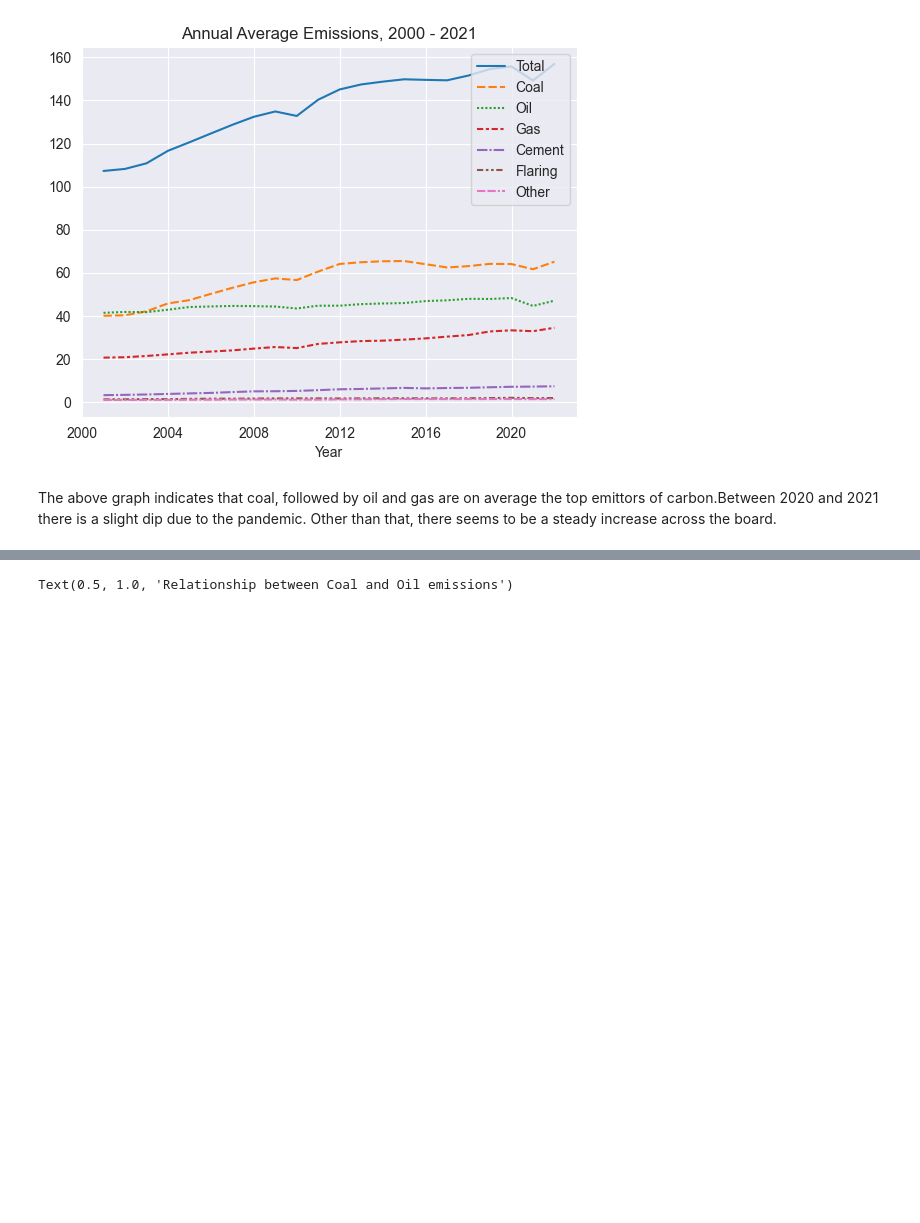
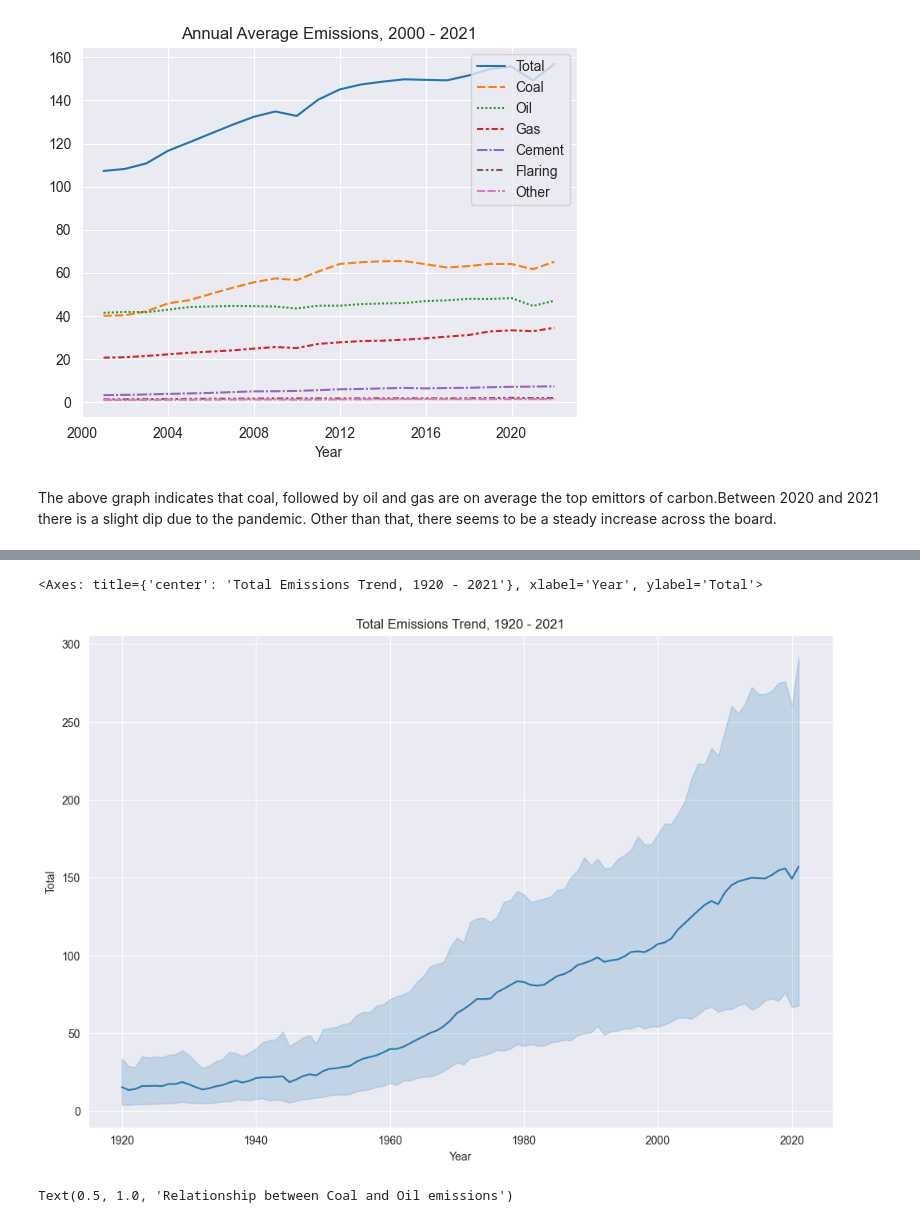
Before and after one commit to KS-coder77/carbon_emissions_eda, a Jupyter notebook: carbon_emissions_EDA.ipynb, the cells around one changed output, grey strips where cells are left out. Drawn from its saved outputs; the diff is of its cells as text; code cells hidden in the pictures; blank space fills up the shorter version.

```diff
--- a/carbon_emissions_EDA.ipynb
+++ b/carbon_emissions_EDA.ipynb
@@ -383,3 +490,10 @@ The above graph indicates that coal, followed by oil and gas are on average the
+# %%
+plt.figure(figsize=(12,8))
+plt.title(label='Total Emissions Trend, 1920 - 2021')
+sns.lineplot(data=full_countries_data[full_countries_data['Year']>='1920-01-01'], x='Year', y='Total')
+# %% [output]
+<Axes: title={'center': 'Total Emissions Trend, 1920 - 2021'}, xlabel='Year', ylabel='Total'>
+[figure, added]
 # %%
 sns.regplot(data=annual_avg, x='Coal', y='Oil')
 plt.title(label='Relationship between Coal and Oil emissions')
```
Also changed, not shown: parts of 39 cells of this notebook, 1 other file.
